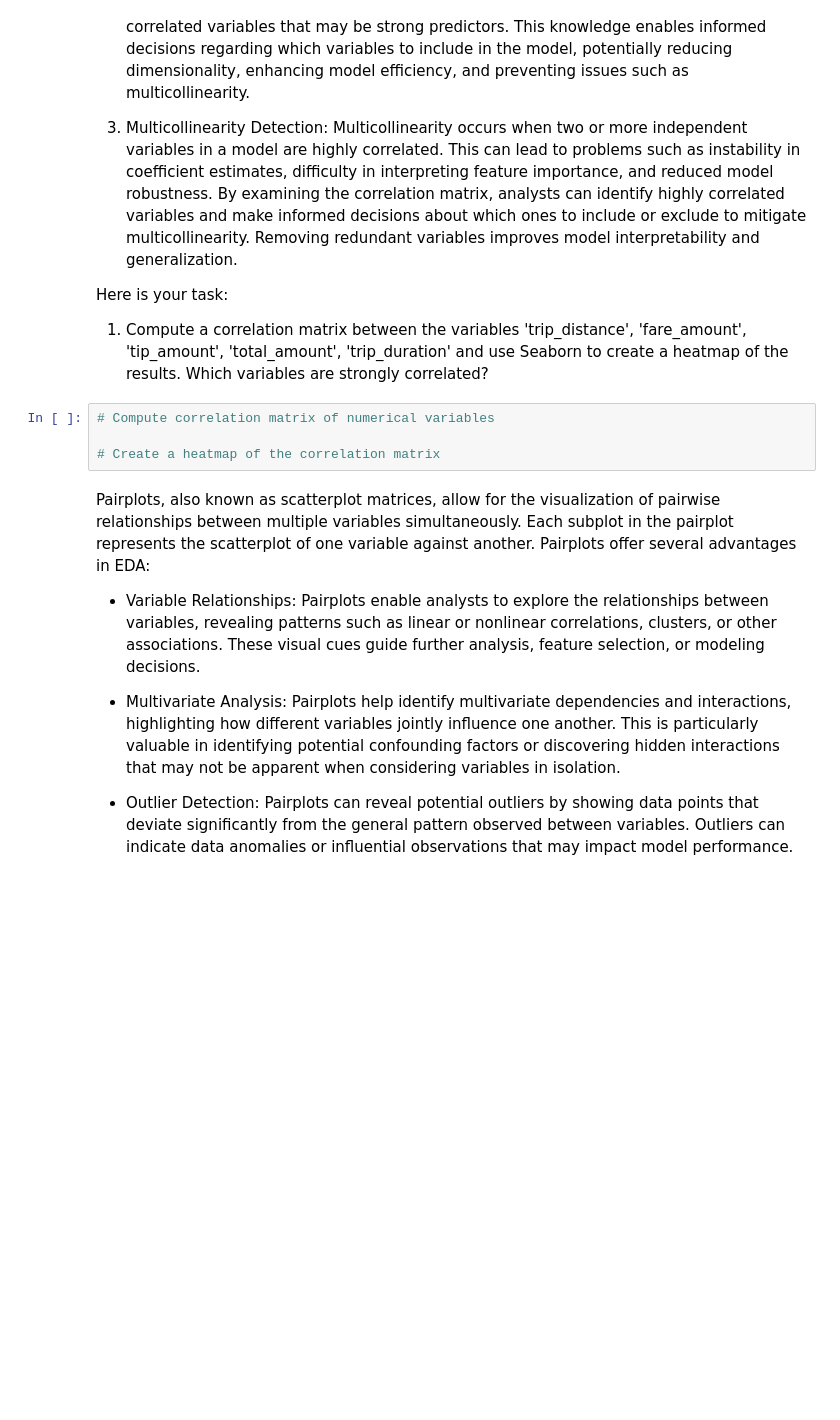
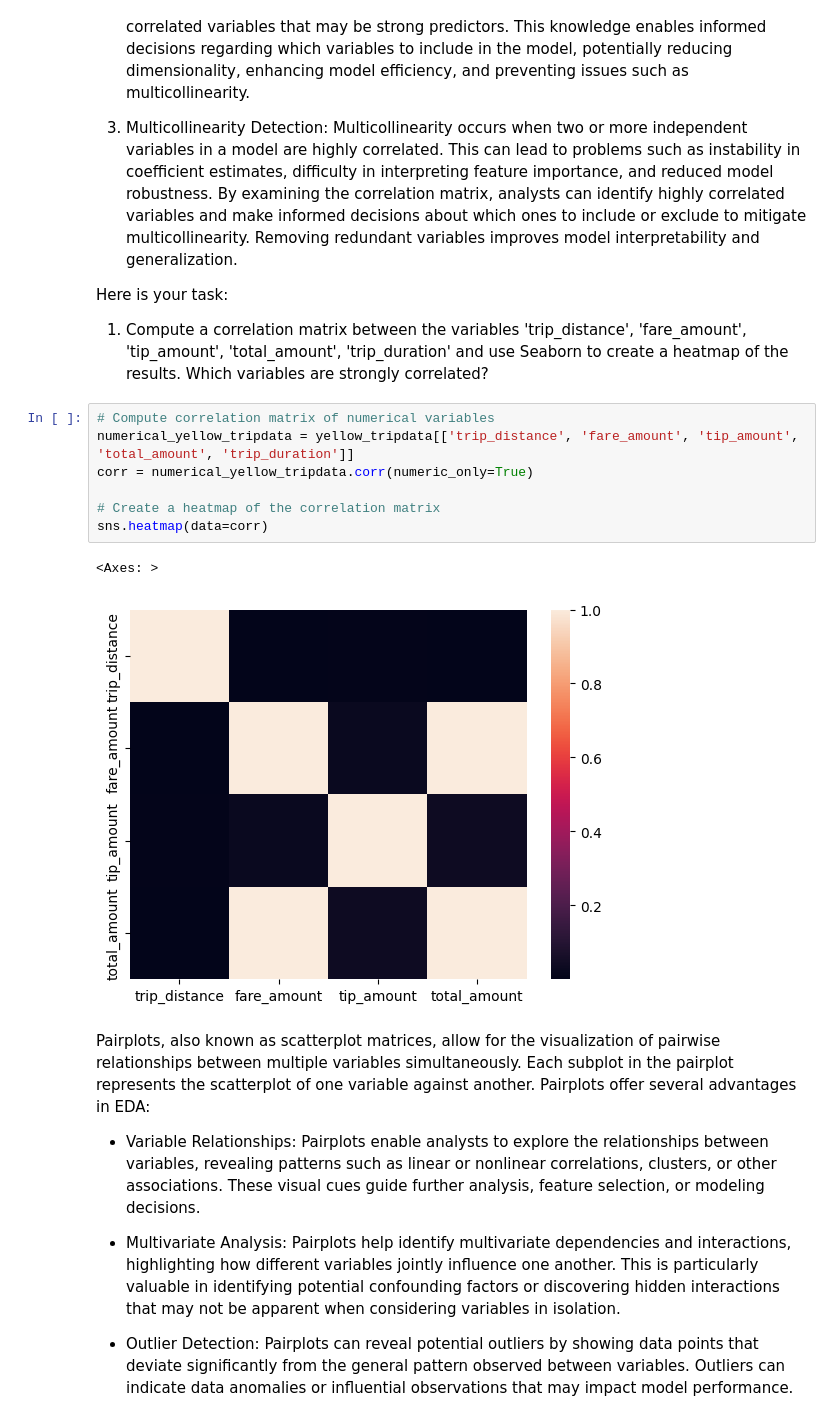
Before and after one commit to bdh777psu/UCSD-MLEBootcamp-Projects, a Jupyter notebook: Student_MLE_MiniProject_EDA.ipynb, the cells around one changed output. Drawn from its saved outputs; the diff is of its cells as text; blank space fills up the shorter version.

```diff
--- a/Student_MLE_MiniProject_EDA.ipynb
+++ b/Student_MLE_MiniProject_EDA.ipynb
@@ -123,8 +144,14 @@ Here is your task:
   1. Compute a correlation matrix between the variables 'trip_distance', 'fare_amount', 'tip_amount', 'total_amount', 'trip_duration' and use Seaborn to create a heatmap of the results. Which variables are strongly correlated?
 # %%
 # Compute correlation matrix of numerical variables
+numerical_yellow_tripdata = yellow_tripdata[['trip_distance', 'fare_amount', 'tip_amount', 'total_amount', 'trip_duration']]
+corr = numerical_yellow_tripdata.corr(numeric_only=True)
 
 # Create a heatmap of the correlation matrix
+sns.heatmap(data=corr)
+# %% [output]
+<Axes: >
+[figure, added]
 # %% [markdown]
 Pairplots, also known as scatterplot matrices, allow for the visualization of pairwise relationships between multiple variables simultaneously. Each subplot in the pairplot represents the scatterplot of one variable against another. Pairplots offer several advantages in EDA:
 
```
Also changed, not shown: parts of 10 cells of this notebook.
